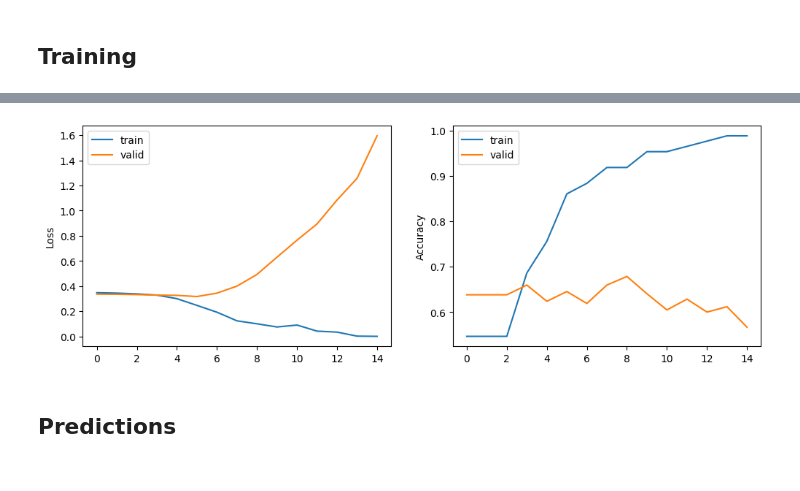
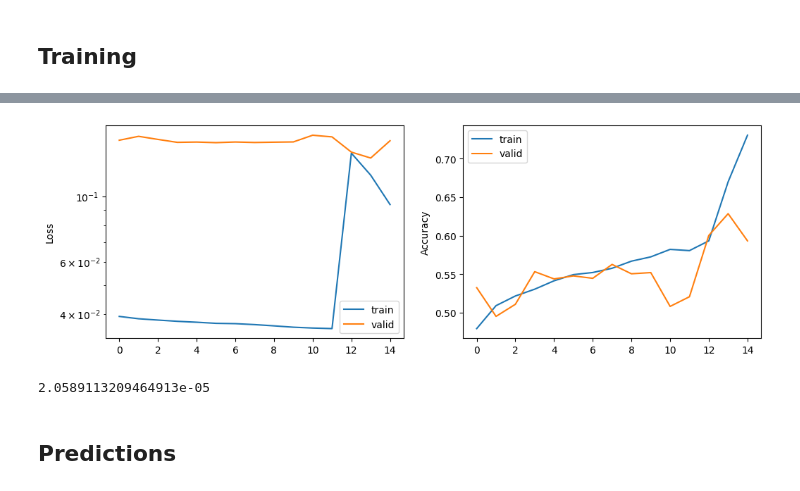
Before and after one commit to RomanEngeler1805/hateful_memes, a Jupyter notebook: scripts/data_loader.ipynb, the cells around one changed output, grey strips where cells are left out. Drawn from its saved outputs; the diff is of its cells as text; code cells hidden in the pictures.

```diff
--- a/scripts/data_loader.ipynb
+++ b/scripts/data_loader.ipynb
@@ -365,27 +381,36 @@ class MyEnsemble(nn.Module):
     def __init__(self):
         super(MyEnsemble, self).__init__()
         # pretrained models
-        self.modelVision = models.densenet161(pretrained=True)
+        self.modelVision = models.densenet121(pretrained=True)
         self.modelNLP = BertModel.from_pretrained('bert-base-cased')
 
+        # freeze weights
+        for param in self.modelNLP.parameters():
+            param.requires_grad = False
+
+        for param in self.modelVision.features.parameters():
+            param.requires_grad = False
+
         # give densenet an untrained classifier layer
-        self.modelVision.classifier = nn.Linear(2208, 1000)
+        self.modelVision.classifier = nn.Linear(1024, 1000)
 
         # classifier layer
+        self.dropout1 = torch.nn.Dropout(p=0.2)
         self.classifier1 = nn.Linear(768+ 1000, 1000)
+        self.dropout2 = torch.nn.Dropout(p=0.2)
         self.classifier2 = nn.Linear(1000, 1)
 
     def forward(self, imgs, tokens, masks):
         # vision
-        x1 = self.modelVision(imgs)
+        x1 = F.relu(self.modelVision(imgs)) # to complete the new classifier layer with a nonlinearity
 
         # Bert is such that the first token contains all info for classification
         _, x2 = self.modelNLP(tokens, attention_mask=masks, output_all_encoded_layers=False)
 
         # TODO: dropout needed?
         x = torch.cat((x1, x2), dim=1)
-        x = F.relu(self.classifier1(x))
-        y = F.sigmoid(self.classifier2(x))
+        x = F.relu(self.classifier1(self.dropout1(x)))
+        y = torch.sigmoid(self.classifier2(self.dropout2(x)))
 
         return y
 # %%
@@ -407,7 +442,8 @@ param_optimizer += list(model.classifier1.named_parameters())
 param_optimizer += list(model.classifier2.named_parameters())
 optimizer_grouped_parameters = [{"params": [p for n, p in param_optimizer]}]
 
-optimizer = Adam(optimizer_grouped_parameters, lr=3e-6) # TODO: SGD for just the final classifier
+lr = 1e-4
+optimizer = Adam(model.parameters(), lr=lr) # TODO: SGD for just the final classifier
 # %%
 print([p[1].size() for p in param_optimizer])
 # %% [output]
@@ -415,7 +451,10 @@ print([p[1].size() for p in param_optimizer])
 # %%
-densenet = models.densenet161(pretrained=True)
+'''
+densenet = models.densenet121(pretrained=True)
 for name, child in densenet.named_children():
     print(name)
     for param in child.parameters():
             print(param.shape)
+print(sum(p.numel() for p in densenet.parameters()))
+'''
 # %% [output]
@@ -463,3 +472,14 @@ torch.Size([768])
+# %%
+def weighted_binary_cross_entropy(output, target, weights=None):
+
+    if weights is not None:
+        # TODO: should work since target = {0, 1}, thus sets weights to zero if not needed
+        loss = weights * (target * torch.log(output)) + \
+               weights * ((1 - target) * torch.log(1 - output))
+    else:
+        loss = target * torch.log(output) + (1 - target) * torch.log(1 - output)
+
+    return torch.neg(torch.mean(loss))
 # %% [markdown]
 ## Training
 # %%
@@ -593,17 +646,23 @@ Validation loss: 1.595 acc: 0.567
 # %%
 fig, ax = plt.subplots(figsize=(12, 4), ncols=2)
 ax[0].plot(stats['train_loss'])
 ax[0].plot(stats['valid_loss'])
 ax[0].legend(['train', 'valid'])
 ax[0].set_ylabel('Loss')
+ax[0].set_yscale('log')
 
 ax[1].plot(stats['train_acc'])
 ax[1].plot(stats['valid_acc'])
 ax[1].legend(['train', 'valid'])
 ax[1].set_ylabel('Accuracy')
+plt.savefig('../8_onlyclassifier_dropout20_bs16_.png')
 plt.show()
 # %% [output]
-[figure, old version]
+[figure, new version]
+# %%
+print(lr)
+# %% [output]
+2.0589113209464913e-05
 # %% [markdown]
 ## Predictions
 # %%
```
Also changed, not shown: parts of 20 cells of this notebook.
